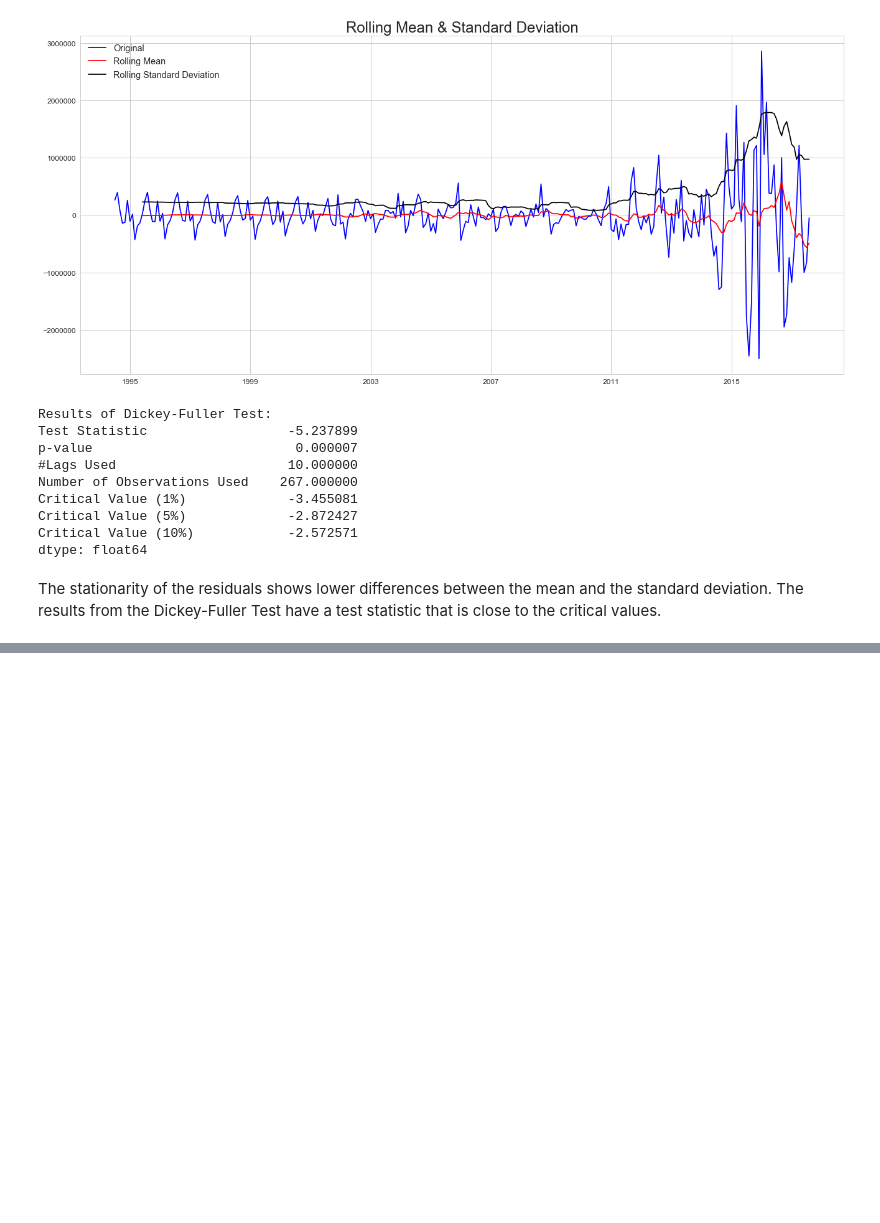
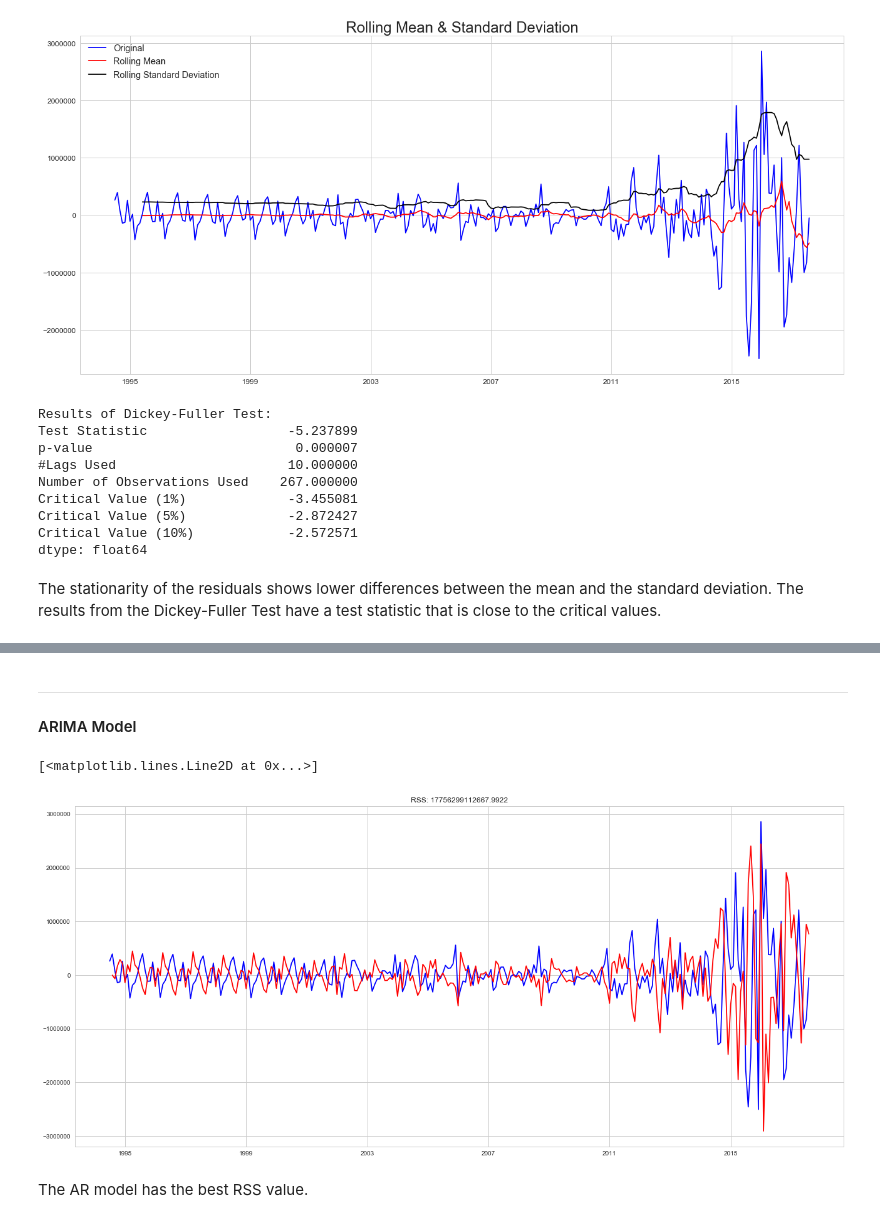
Before and after one commit to wildlyclassyprince/data-playground, a Jupyter notebook: arxiv/arxiv_monthly_submissions_and_downloads.ipynb, the cells around one changed output, grey strips where cells are left out. Saved outputs shown, nothing was run; the diff lists cells and outputs as text; code cells hidden in the pictures; blank space fills up the shorter version.

```diff
--- a/arxiv/arxiv_monthly_submissions_and_downloads.ipynb
+++ b/arxiv/arxiv_monthly_submissions_and_downloads.ipynb
@@ -480,0 +513,16 @@ plt.tight_layout()
+# %% [markdown]
+***
+#### ARIMA Model
+# %%
+# ARIMA Model
+model = ARIMA(residual, order=(1, 1, 1))
+results_ARIMA = model.fit(disp=-1)
+plt.figure(figsize=(22, 10))
+plt.title('RSS: %.4f' % sum((results_ARIMA.fittedvalues - residual).fillna(0))**2)
+plt.plot(residual, color='blue')
+plt.plot(results_MA.fittedvalues, color='red')
+# %% [output]
+[<matplotlib.lines.Line2D at 0x...>]
+[figure, added]
+# %% [markdown]
+The AR model has the best RSS value.
```
Also changed, not shown: parts of 9 cells of this notebook.
